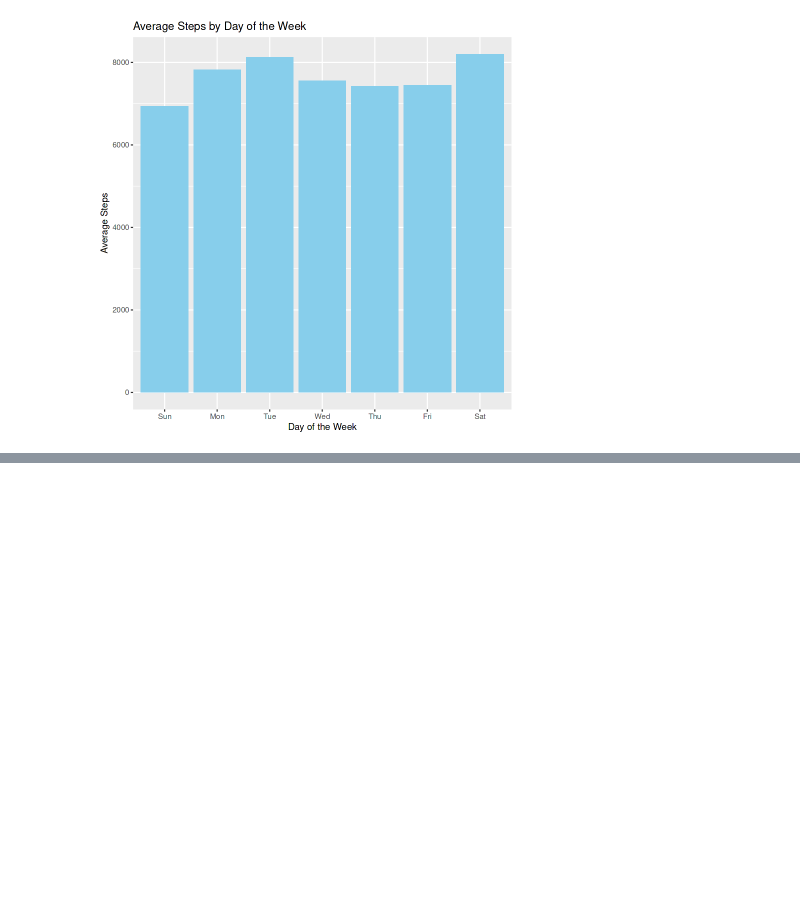
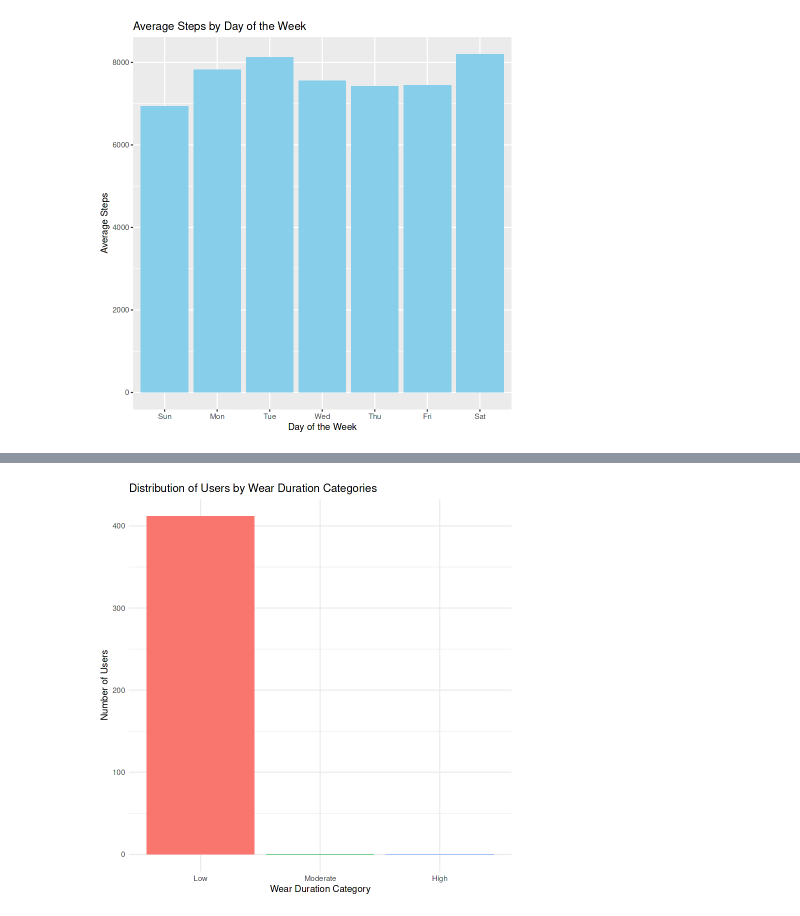
Before and after one commit to Isaac-Ndirangu-Muturi-749/FitBit_Tracker_Insights__Unveiling-Trends-in-Wellness-Technology-Consumer-Behavior, a Jupyter notebook: R_notebook.ipynb, the cells around one changed output, grey strips where cells are left out. Cells and saved outputs as stored; diff of their text form; code cells hidden in the pictures; blank space fills up the shorter version.

```diff
--- a/R_notebook.ipynb
+++ b/R_notebook.ipynb
@@ -707,5 +722,35 @@ We need to create a new data frame calculating the total amount of minutes users
 All day - device was worn all day.
 More than half day - device was worn more than half of the day.
 Less than half day - device was worn less than half of the day.
+# %%
+# Assuming you have the merged data loaded and it's named `merged_data`
+
+# Step 1: Calculate total minutes users wore the device each day
+merged_data$total_wear_minutes <- merged_data$total_time_in_bed - merged_data$total_minutes_asleep
+
+# Step 2: Create categories based on wear durations
+merged_data$wear_category <- cut(merged_data$total_wear_minutes,
+                                  breaks = c(0, 480, 720, Inf),  # Define breaks for categories
+                                  labels = c("Low", "Moderate", "High"))  # Labels for categories
+
+# Step 3: Plotting the distribution of wear categories
+# Convert the wear category counts to a data frame
+wear_category_counts <- table(merged_data$wear_category)
+wear_category_counts_df <- as.data.frame(wear_category_counts)
+names(wear_category_counts_df) <- c("Wear_Category", "Count")
+
+# Plotting the bar plot
+wear_bar_plot <- ggplot(wear_category_counts_df, aes(x = Wear_Category, y = Count, fill = Wear_Category)) +
+  geom_bar(stat = "identity") +
+  labs(title = "Distribution of Users by Wear Duration Categories",
+       x = "Wear Duration Category",
+       y = "Number of Users") +
+  theme_minimal() +
+  theme(legend.position = "none")  # Remove the legend
+
+# Print the bar plot
+print(wear_bar_plot)
+# %% [output]
+[figure, added]
 # %%
 Remove duplicates and N/A
```
Also changed, not shown: parts of 28 cells of this notebook.
